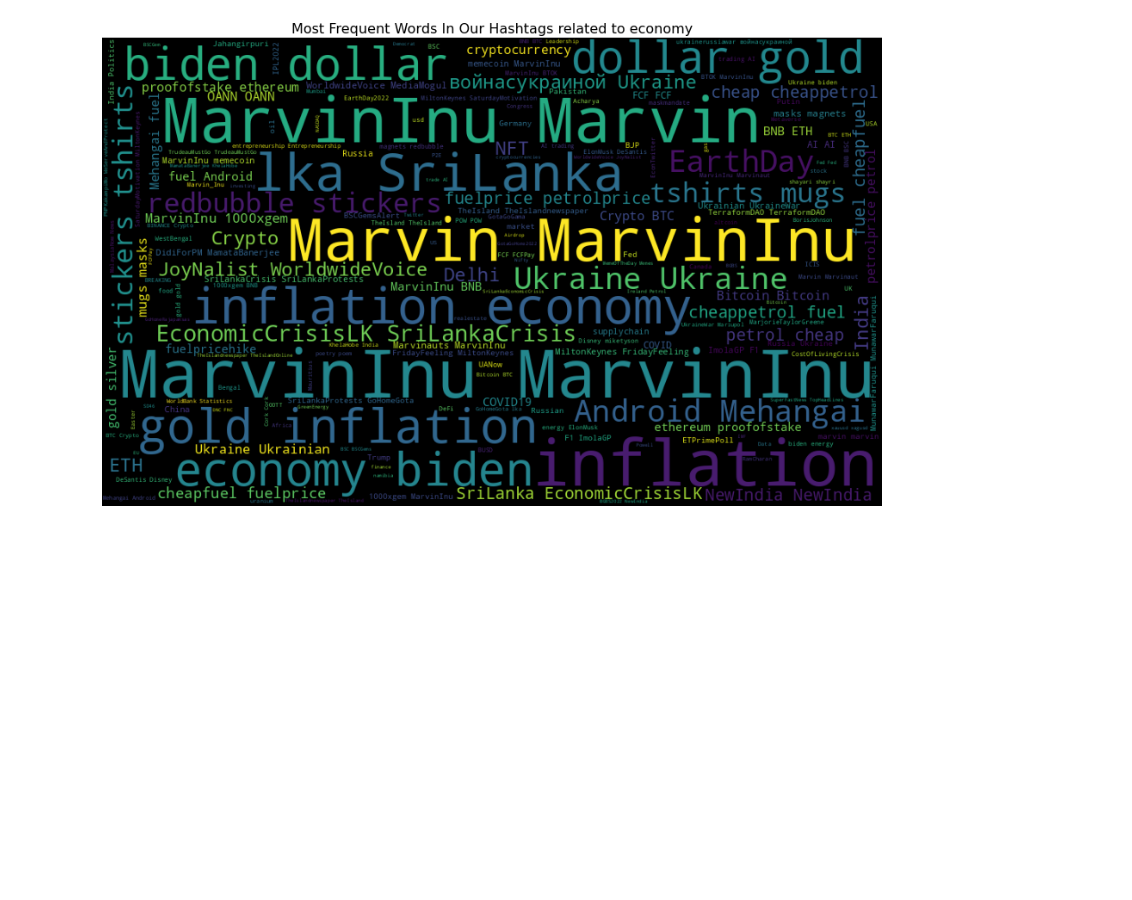
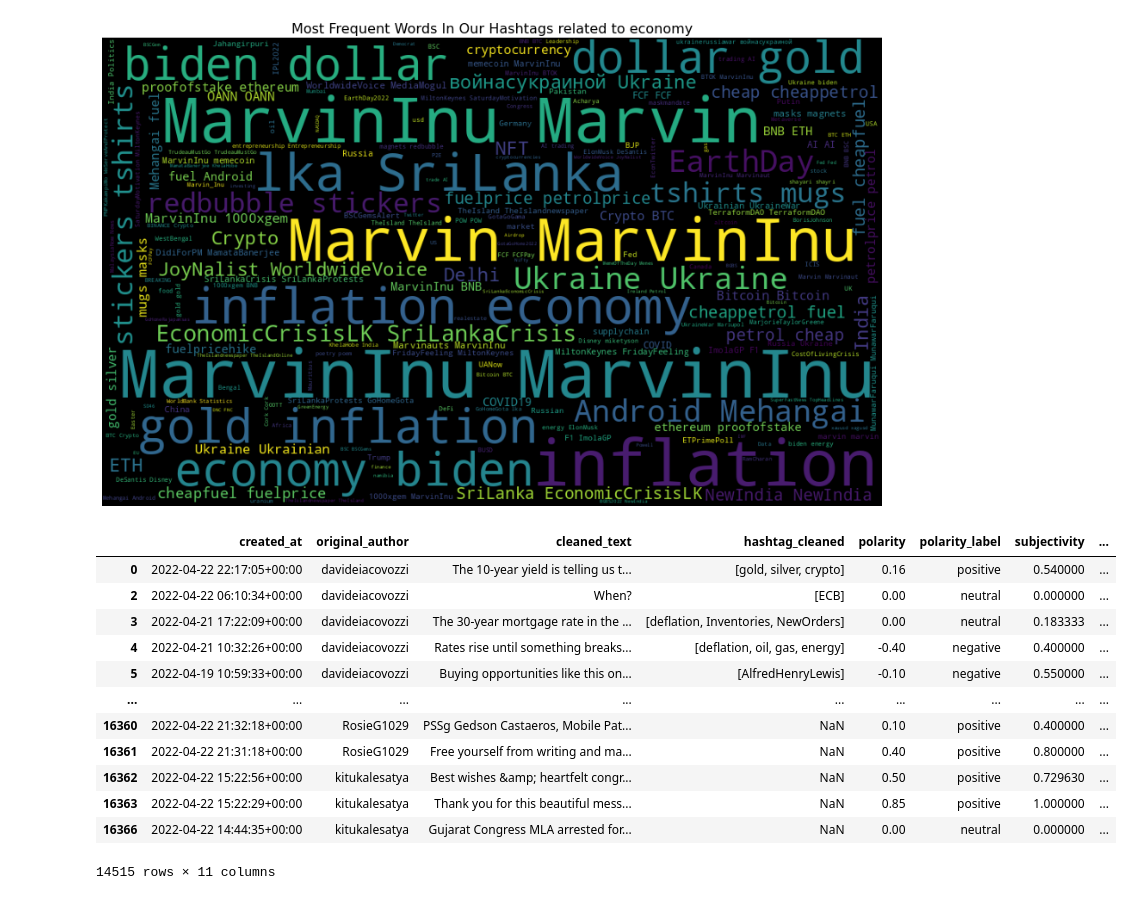
Before and after one commit to nardoshood/Twitter-Data-Analysis, a Jupyter notebook: notebooks/data_exploration.ipynb, the cells around one changed output. Drawn from its saved outputs; the diff is of its cells as text; code cells hidden in the pictures; blank space fills up the shorter version.

```diff
--- a/notebooks/data_exploration.ipynb
+++ b/notebooks/data_exploration.ipynb
@@ -271,0 +305,16 @@ plt.show()
+# %%
+df_copy[['created_at',"original_author","cleaned_text","hashtag_cleaned","polarity","polarity_label","subjectivity","followers_count","friends_count","retweet_count","favorite_count"]]
+# %% [output]
+|  | created_at | original_author | cleaned_text | hashtag_cleaned | polarity | polarity_label | subjectivity | ... |
+| 0 | 2022-04-22 22:17:05+00:00 | davideiacovozzi | The 10-year yield is telling us t... | [gold, silver, crypto] | 0.16 | positive | 0.540000 | ... |
+| 2 | 2022-04-22 06:10:34+00:00 | davideiacovozzi | When? | [ECB] | 0.00 | neutral | 0.000000 | ... |
+| 3 | 2022-04-21 17:22:09+00:00 | davideiacovozzi | The 30-year mortgage rate in the ... | [deflation, Inventories, NewOrders] | 0.00 | neutral | 0.183333 | ... |
+| 4 | 2022-04-21 10:32:26+00:00 | davideiacovozzi | Rates rise until something breaks... | [deflation, oil, gas, energy] | -0.40 | negative | 0.400000 | ... |
+| 5 | 2022-04-19 10:59:33+00:00 | davideiacovozzi | Buying opportunities like this on... | [AlfredHenryLewis] | -0.10 | negative | 0.550000 | ... |
+| ... | ... | ... | ... | ... | ... | ... | ... | ... |
+| 16360 | 2022-04-22 21:32:18+00:00 | RosieG1029 | PSSg Gedson Castaeros, Mobile Pat... | NaN | 0.10 | positive | 0.400000 | ... |
+| 16361 | 2022-04-22 21:31:18+00:00 | RosieG1029 | Free yourself from writing and ma... | NaN | 0.40 | positive | 0.800000 | ... |
+| 16362 | 2022-04-22 15:22:56+00:00 | kitukalesatya | Best wishes &amp; heartfelt congr... | NaN | 0.50 | positive | 0.729630 | ... |
+| 16363 | 2022-04-22 15:22:29+00:00 | kitukalesatya | Thank you for this beautiful mess... | NaN | 0.85 | positive | 1.000000 | ... |
+| 16366 | 2022-04-22 14:44:35+00:00 | kitukalesatya | Gujarat Congress MLA arrested for... | NaN | 0.00 | neutral | 0.000000 | ... |
+14515 rows × 11 columns
```
Also changed, not shown: parts of 14 cells of this notebook.
